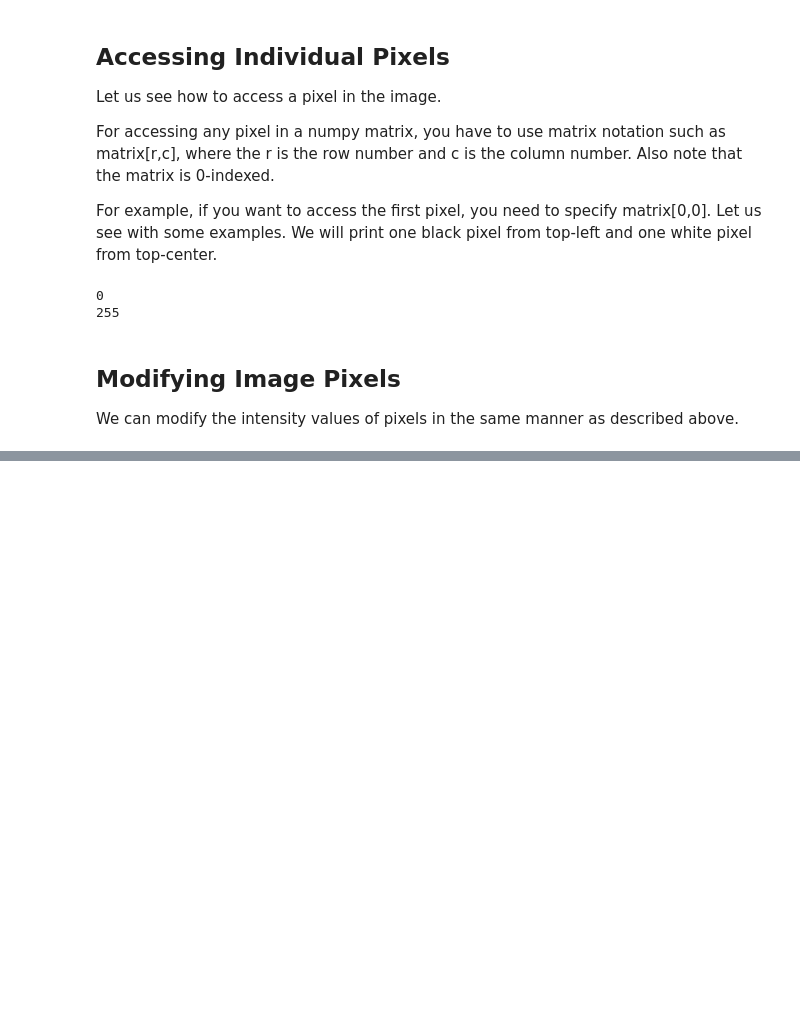
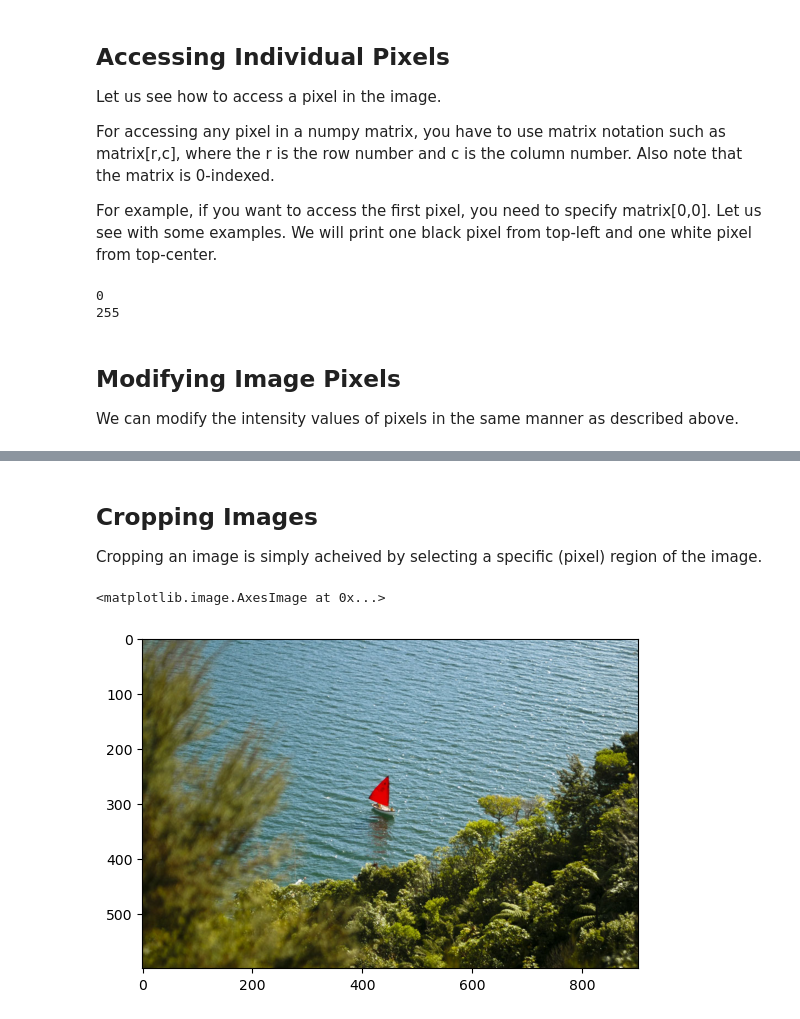
Before and after one commit to przbadu/opencv_exercise, a Jupyter notebook: 02_basic_image_manipulations/sample.ipynb, the cells around one changed output, grey strips where cells are left out. Cells and saved outputs as stored; diff of their text form; code cells hidden in the pictures; blank space fills up the shorter version.

```diff
--- a/02_basic_image_manipulations/sample.ipynb
+++ b/02_basic_image_manipulations/sample.ipynb
@@ -99,0 +132,14 @@ We can modify the intensity values of pixels in the same manner as described abo
+# %% [markdown]
+## Cropping Images
+
+Cropping an image is simply acheived by selecting a specific (pixel) region of the image.
+# %%
+img_NZ_bgr = cv2.imread("New_Zealand_Boat.jpg", cv2.IMREAD_COLOR)
+img_NZ_rgb = cv2.cvtColor(img_NZ_bgr, cv2.COLOR_BGR2RGB)
+# OR
+# img_NZ_rgb = cimg_NZ_bgr[:, :, ::-1]
+
+plt.imshow(img_NZ_rgb)
+# %% [output]
+<matplotlib.image.AxesImage at 0x...>
+[figure, added]
```
Also changed, not shown: parts of 17 cells of this notebook, 2 other files.
